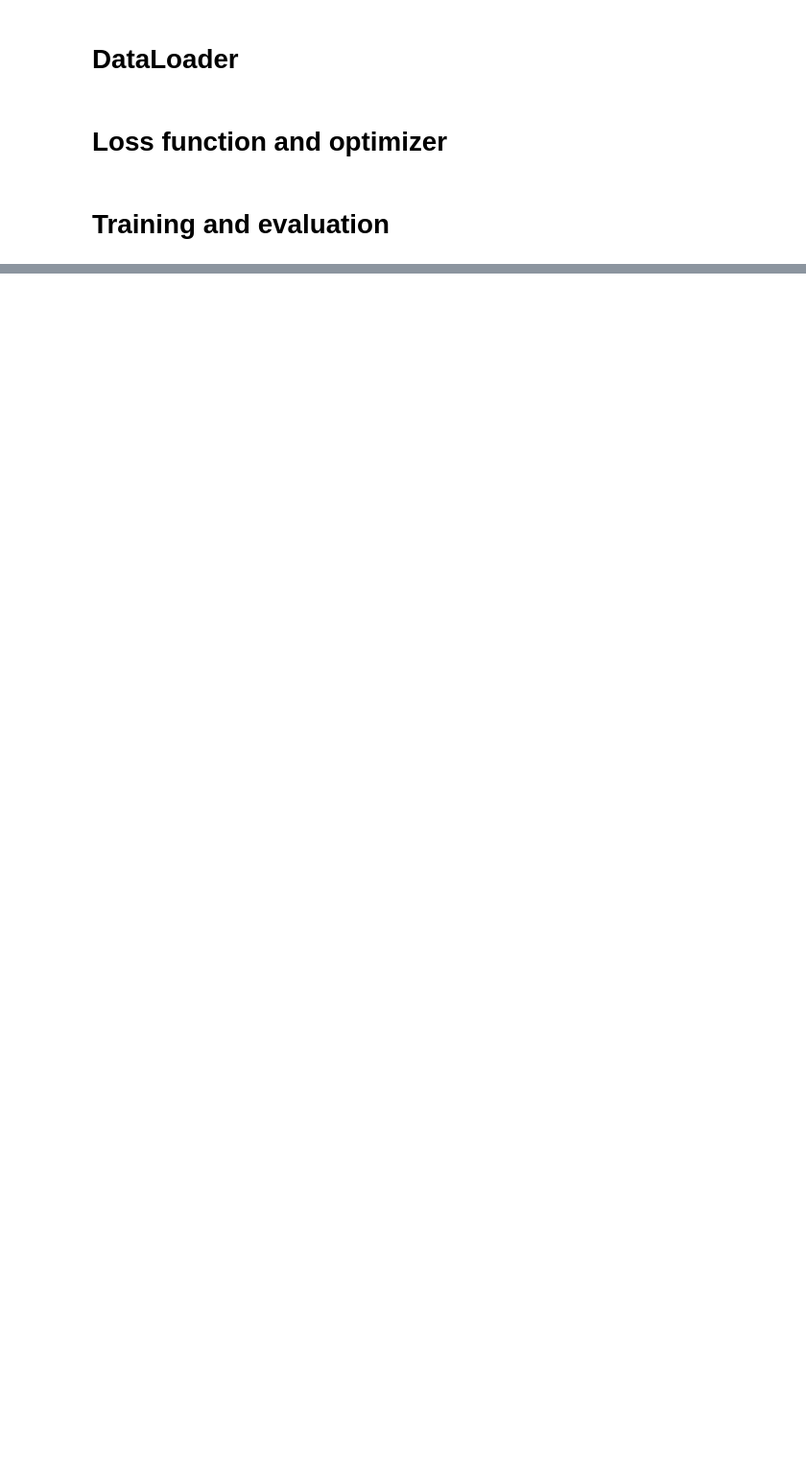
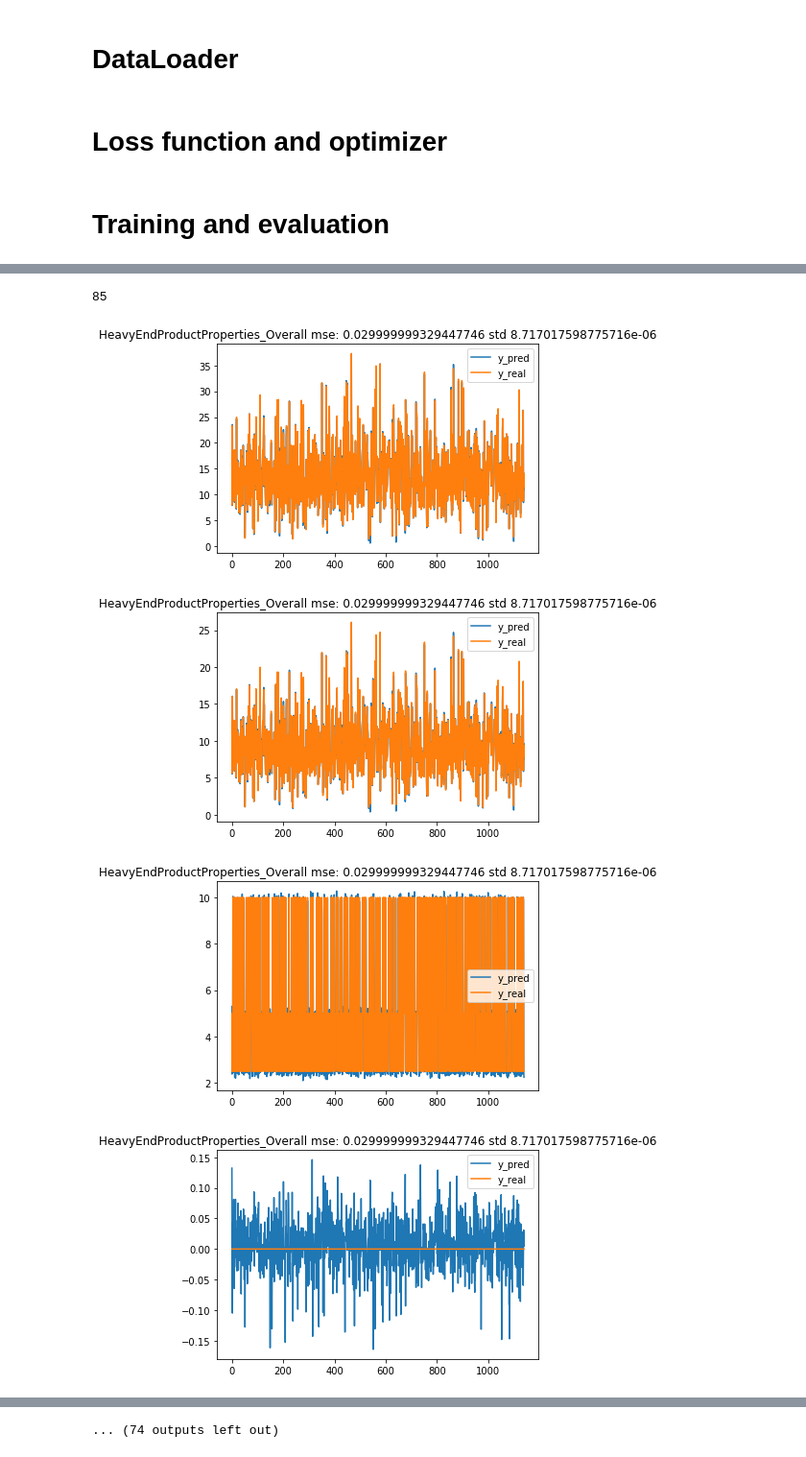
Before and after one commit to skywalker0803r/oil_phase2, a Jupyter notebook: Predictor.ipynb, the cells around one changed output, grey strips where cells are left out. Shown at 96% size. Cells and saved outputs as stored; diff of their text form; code cells hidden in the pictures; blank space fills up the shorter version.

```diff
--- a/Predictor.ipynb
+++ b/Predictor.ipynb
@@ -185,5 +213,0 @@ t.plot(kind='hist')
-# %%
-for i in t.loc[t.R2>=0.9].index:
-    df[i].rolling(60).mean().plot()
-    plt.title(i)
-    plt.show()
@@ -204,5 +213,0 @@ for i in t.loc[t.R2>=0.9].index:
-# %%
-for i in t.loc[t.R2==0].index:
-    df[i].rolling(60).mean().plot()
-    plt.title(i)
-    plt.show()
@@ -222,0 +216,26 @@ for i in t.loc[t.R2==0].index:
+# %%
+mse_median = t['MSE'].median()
+std_min = df.describe().loc['std',:].min()
+desc = df.describe()
+
+error_list = []
+for i in y_col:
+    if desc.loc['std',i] != std_min:
+        if t.loc[i,'MSE'] > mse_median:
+            error_list.append(i)
+print(len(error_list))
+
+for idx,col in enumerate(error_list):
+    plt.plot(y_pred[:,idx],label='y_pred')
+    plt.plot(y_real[:,idx],label='y_real')
+    plt.legend()
+    plt.title("{} mse: {} std {}".format(i,
+                                         round(t.loc[i,'MSE'],2),
+                                         desc.loc['std',i]))
+    plt.show()
+# %% [output]
+85
+[figure, added]
+[figure, added]
+[figure, added]
+[figure, added]
@@ -222,0 +249 @@ for i in t.loc[t.R2==0].index:
+... (74 outputs left out)
```
Also changed, not shown: parts of 18 cells of this notebook.
